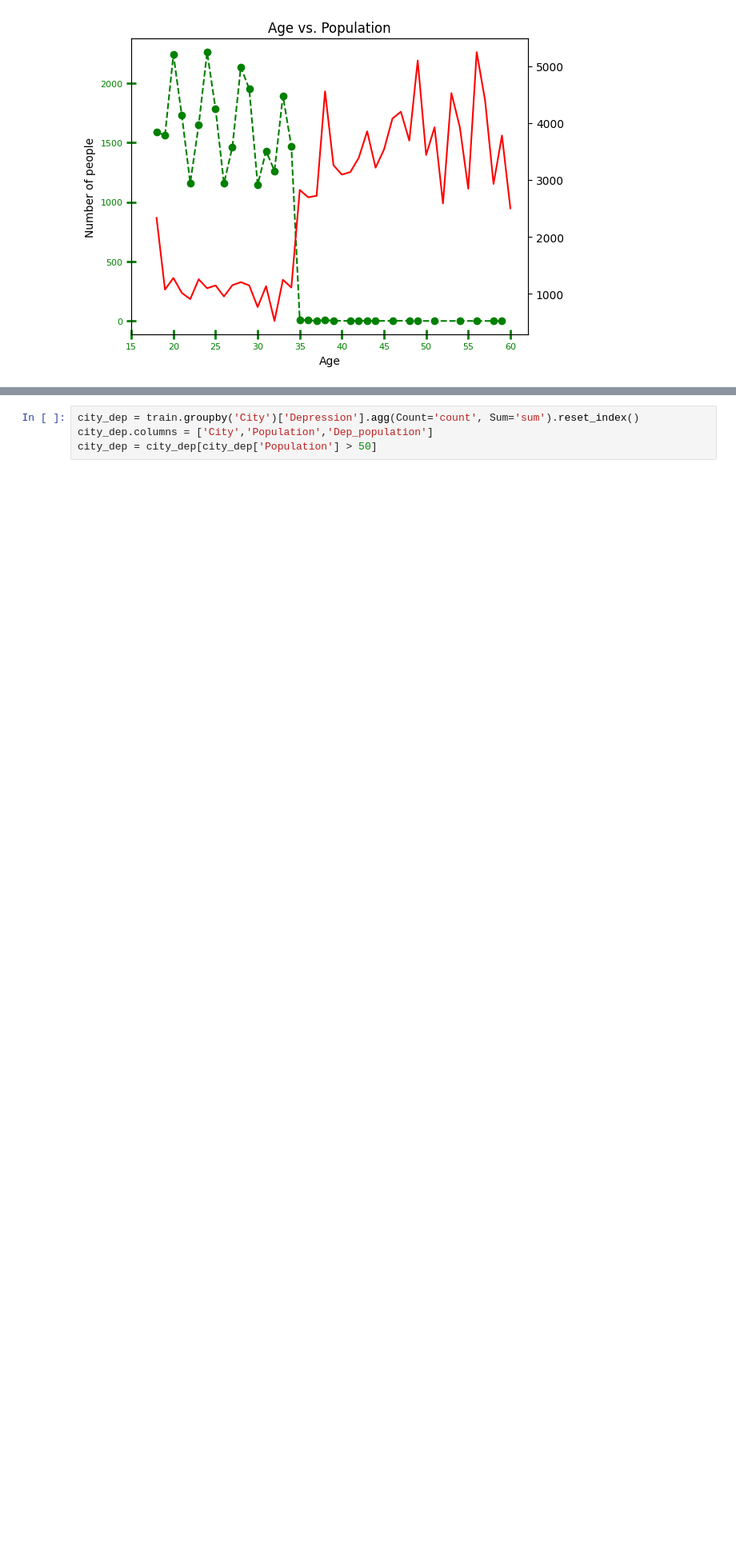
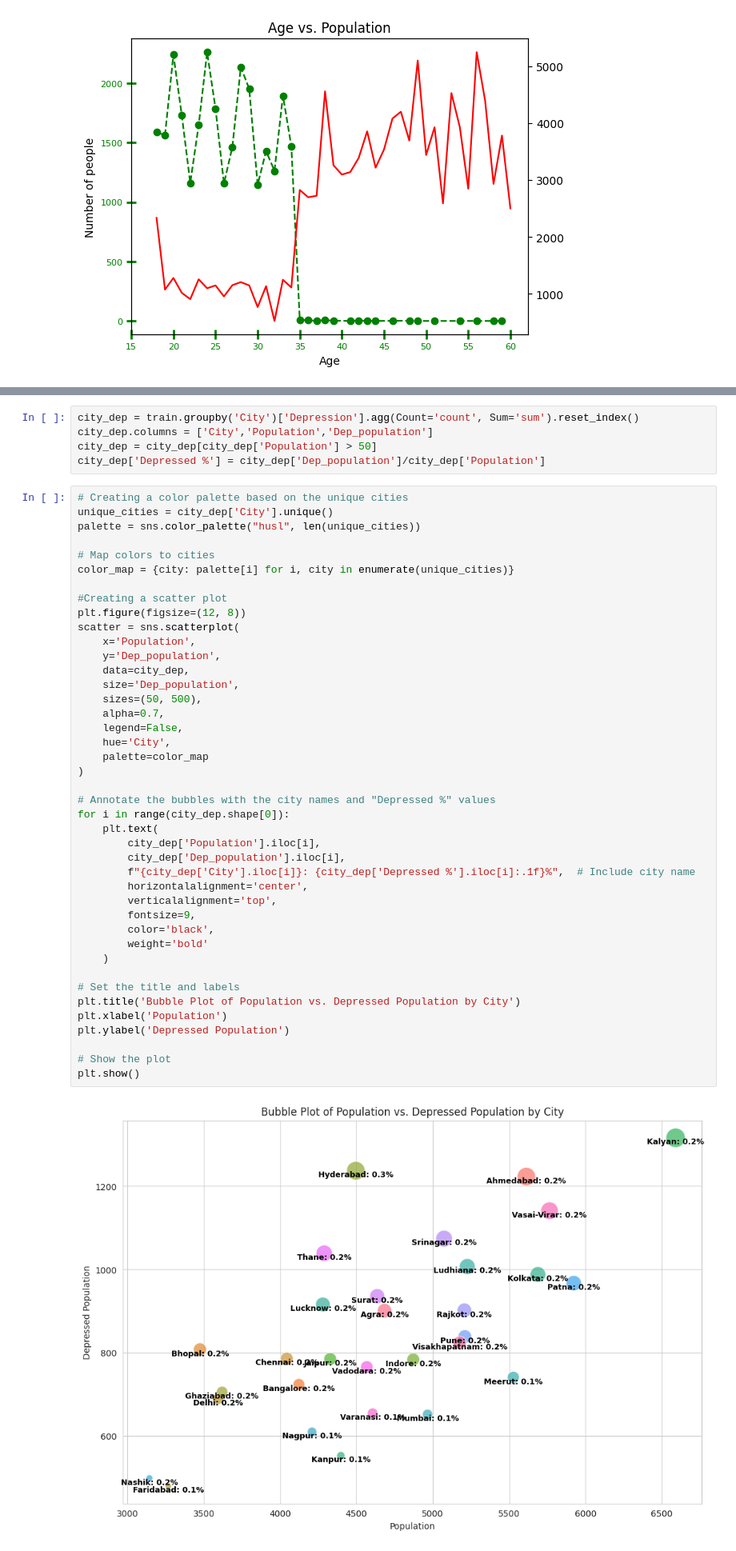
Before and after one commit to NeerajMehta15/Playground---S4E11-Kaggle-competition-, a Jupyter notebook: playground-s4e11_v0.1.ipynb, the cells around one changed output, grey strips where cells are left out. Shown at 80% size. Cells and saved outputs as stored; diff of their text form; blank space fills up the shorter version.

```diff
--- a/playground-s4e11_v0.1.ipynb
+++ b/playground-s4e11_v0.1.ipynb
@@ -166,6 +393,51 @@ print(city_counts[city_counts['Count']<50]) #We have only 29 cities, we can move
 city_dep = train.groupby('City')['Depression'].agg(Count='count', Sum='sum').reset_index()
 city_dep.columns = ['City','Population','Dep_population']
 city_dep = city_dep[city_dep['Population'] > 50]
+city_dep['Depressed %'] = city_dep['Dep_population']/city_dep['Population']
+# %%
+# Creating a color palette based on the unique cities
+unique_cities = city_dep['City'].unique()
+palette = sns.color_palette("husl", len(unique_cities))
+
+# Map colors to cities
+color_map = {city: palette[i] for i, city in enumerate(unique_cities)}
+
+#Creating a scatter plot
+plt.figure(figsize=(12, 8))
+scatter = sns.scatterplot(
+    x='Population',
+    y='Dep_population',
+    data=city_dep,
+    size='Dep_population',
+    sizes=(50, 500),
+    alpha=0.7,
+    legend=False,
+    hue='City',
+    palette=color_map
+)
+
+# Annotate the bubbles with the city names and "Depressed %" values
+for i in range(city_dep.shape[0]):
+    plt.text(
+        city_dep['Population'].iloc[i],
+        city_dep['Dep_population'].iloc[i],
+        f"{city_dep['City'].iloc[i]}: {city_dep['Depressed %'].iloc[i]:.1f}%",  # Include city name
+        horizontalalignment='center',
+        verticalalignment='top',
+        fontsize=9,
+        color='black',
+        weight='bold'
+    )
+
+# Set the title and labels
+plt.title('Bubble Plot of Population vs. Depressed Population by City')
+plt.xlabel('Population')
+plt.ylabel('Depressed Population')
+
+# Show the plot
+plt.show()
+# %% [output]
+[figure, added]
 # %%
 train.head()
 # %% [output]
```
Also changed, not shown: parts of 20 cells of this notebook.
